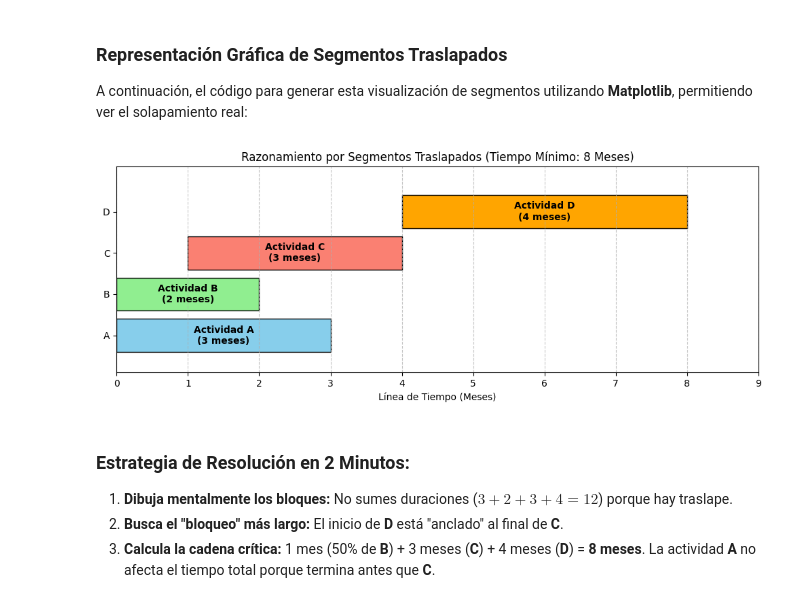
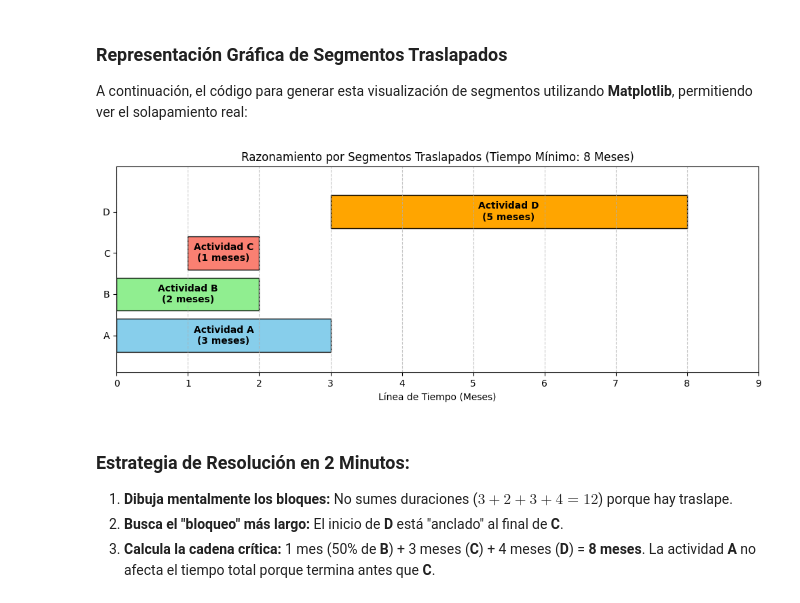
Before and after one commit to marco-canas/camino-udea, a Jupyter notebook: 3_lenguaje_proposicional/clase_02_analisis_del_lenguaje/clase_02_analisis_del_lenguaje.ipynb, the cells around one changed output. Cells and saved outputs as stored; diff of their text form; code cells hidden in the pictures.

```diff
--- a/3_lenguaje_proposicional/clase_02_analisis_del_lenguaje/clase_02_analisis_del_lenguaje.ipynb
+++ b/3_lenguaje_proposicional/clase_02_analisis_del_lenguaje/clase_02_analisis_del_lenguaje.ipynb
@@ -237,36 +237,36 @@ import matplotlib.pyplot as plt
 
 # Definición de actividades y sus tiempos (Inicio, Duración)
 # Basado en el análisis de restricciones
 actividades = {
     'A': (0, 3, 'skyblue'),   # Inicia mes 0 (real mes 1), dura 3
     'B': (0, 2, 'lightgreen'),# Inicia mes 0, dura 2
-    'C': (1, 3, 'salmon'),    # Inicia tras 50% de B (mes 1), dura 3
-    'D': (4, 4, 'orange')     # Inicia tras fin de C (mes 4), dura 4
+    'C': (1, 1, 'salmon'),    # Inicia tras 50% de B (mes 1), dura 3
+    'D': (3, 5, 'orange')     # Inicia tras fin de C (mes 4), dura 4
 }
 
 fig, ax = plt.subplots(figsize=(10, 4))
 
 for i, (nombre, (inicio, duracion, color)) in enumerate(actividades.items()):
     # Dibujamos el segmento
     ax.broken_barh([(inicio, duracion)], (i*10, 8), facecolors=color, edgecolor='black')
     # Etiqueta de la actividad
     ax.text(inicio + duracion/2, i*10 + 4, f"Actividad {nombre}\n({duracion} meses)",
             va='center', ha='center', fontweight='bold')
 
 # Configuración de ejes
 ax.set_ylim(-5, 45)
 ax.set_xlim(0, 9)
 ax.set_xlabel('Línea de Tiempo (Meses)')
 ax.set_yticks([4, 14, 24, 34])
 ax.set_yticklabels(['A', 'B', 'C', 'D'])
 ax.grid(True, axis='x', linestyle='--', alpha=0.7)
 
 plt.title("Razonamiento por Segmentos Traslapados (Tiempo Mínimo: 8 Meses)")
 plt.tight_layout()
 plt.savefig(r"C:\Users\marco\Downloads\cronograma_actividades.png")  # Guardar la figura
 plt.show()
 # %% [output]
-[figure, old version]
+[figure, new version]
 # %% [markdown]
 ### Estrategia de Resolución en 2 Minutos:
 1.  **Dibuja mentalmente los bloques:** No sumes duraciones ($3+2+3+4 = 12$) porque hay traslape.
```
Also changed, not shown: 3 other files.
